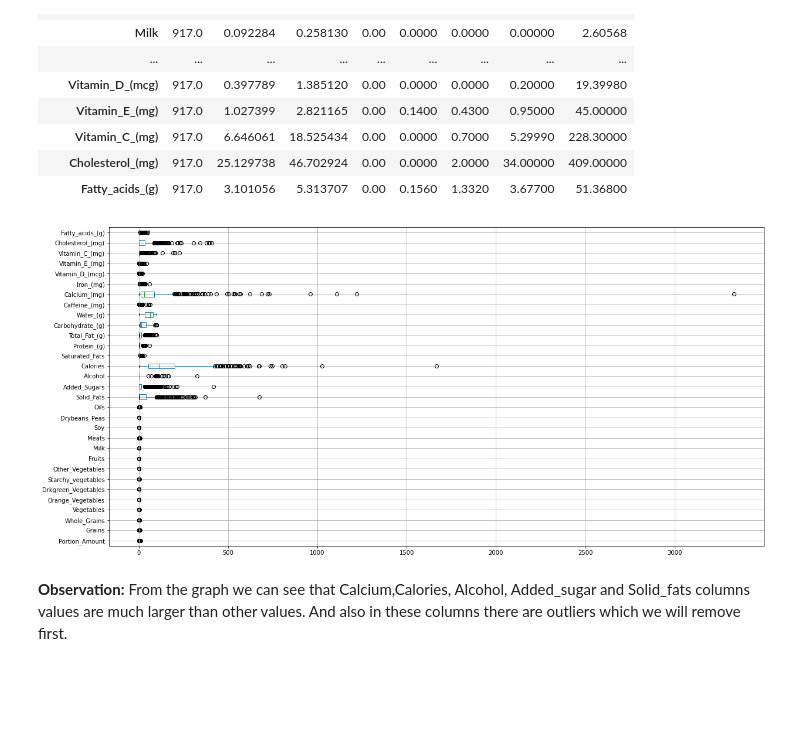
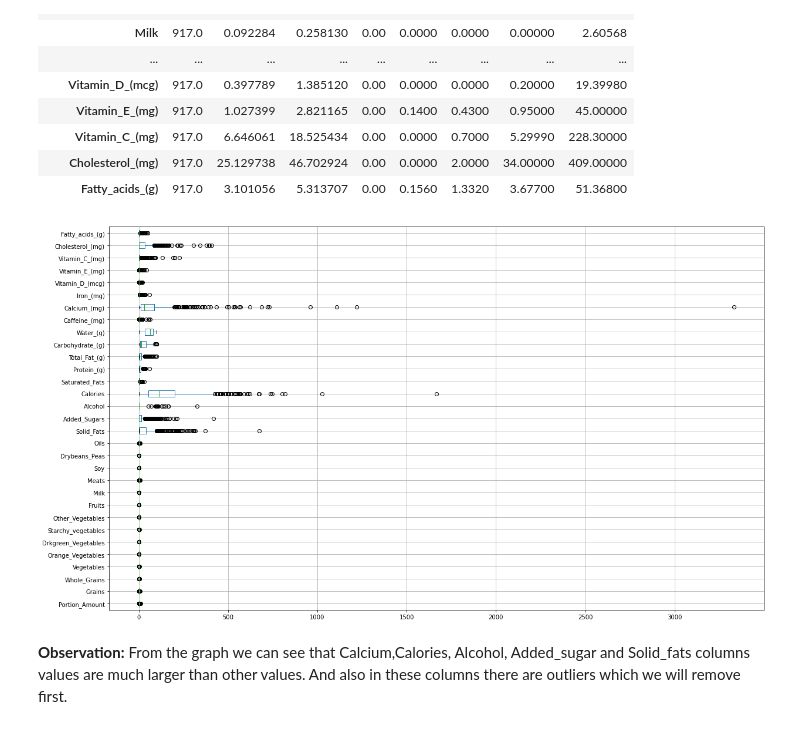
Before and after one commit to shrpatil/Intro-to-Data-Science, a Jupyter notebook: Final/Project_final.ipynb, the cells around one changed output. Cells and saved outputs as stored; diff of their text form; code cells hidden in the pictures; blank space fills up the shorter version.

```diff
--- a/Final/Project_final.ipynb
+++ b/Final/Project_final.ipynb
@@ -422,11 +439,12 @@ display(HTML("<style>div.output_scroll { height: 40em; }</style>"))
 # %%
 # Visualizing the distribution of data in each column
 
-plt.figure(figsize=(20,10))
+
+plt.figure(figsize=(20,12))
 merge_df.boxplot(vert=False)
 plt.show()
 # %% [output]
-[figure, old version]
+[figure, new version]
 # %% [markdown]
 __Observation:__ From the graph we can see that Calcium,Calories, Alcohol, Added_sugar and Solid_fats columns values are much larger than other values. And also in these columns there are outliers which we will remove first.
 # %%
```
Also changed, not shown: parts of 43 cells of this notebook, 4 other files.
